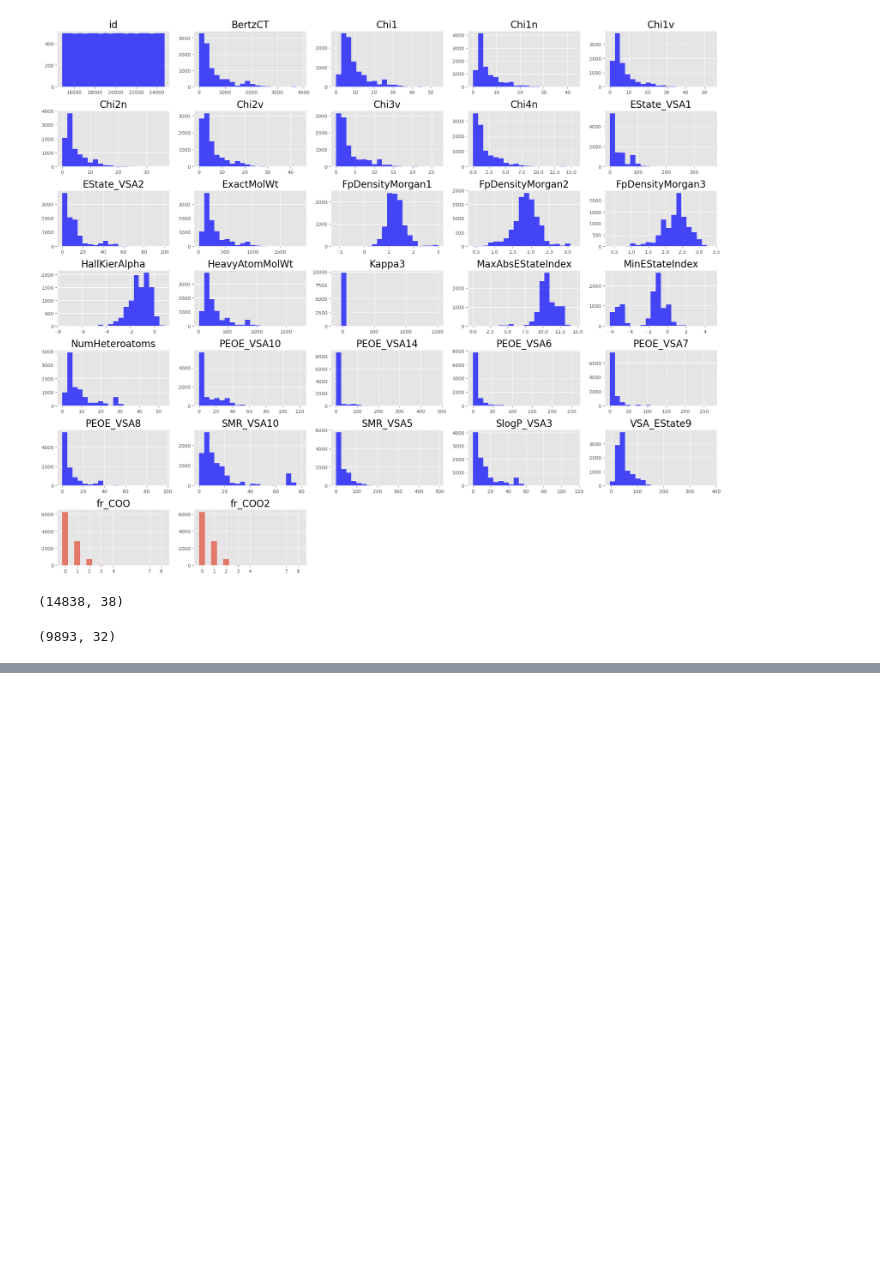
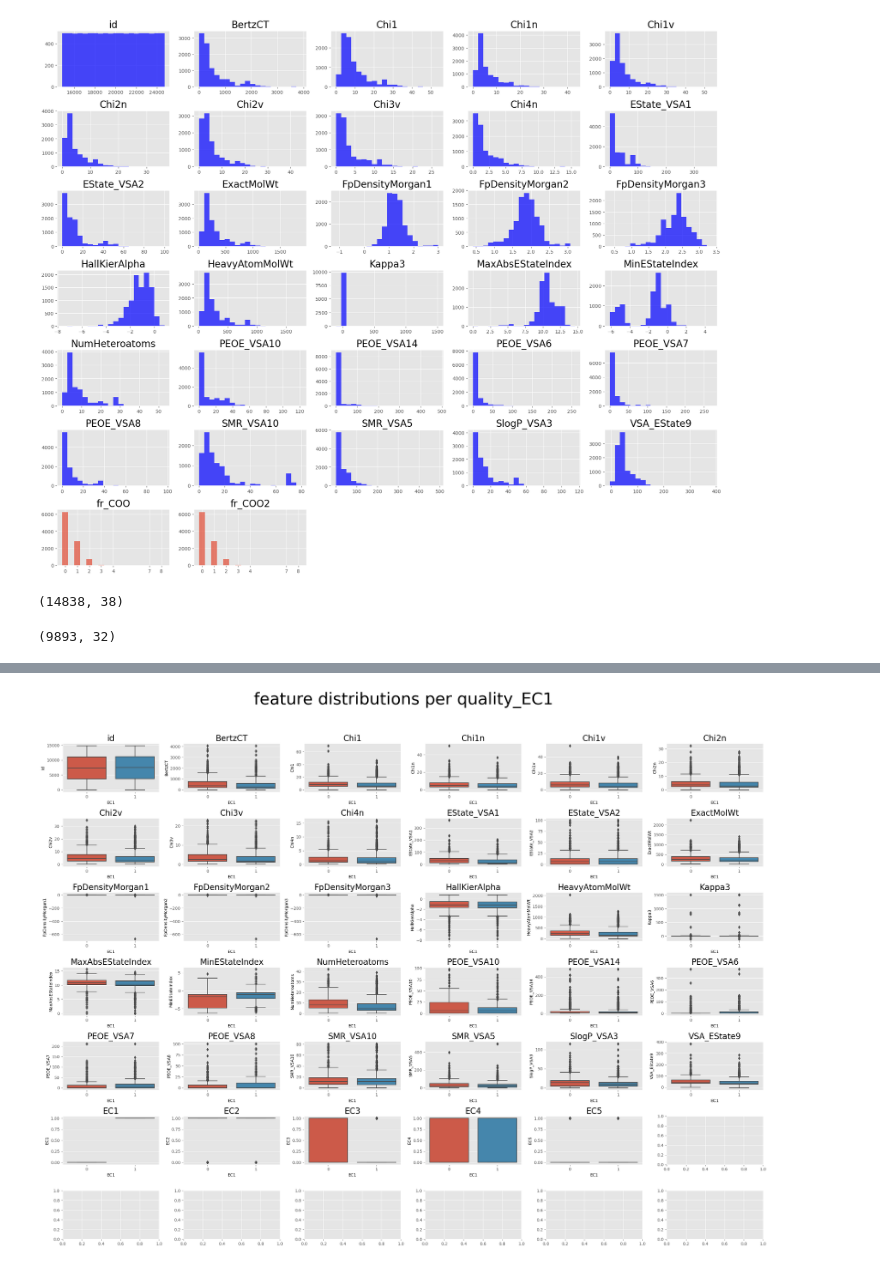
Before and after one commit to dkdkdkdkd/kaggle_study, a Jupyter notebook: multi-label-classification/data_explore.ipynb, the cells around one changed output, grey strips where cells are left out. Cells and saved outputs as stored; diff of their text form; code cells hidden in the pictures; blank space fills up the shorter version.

```diff
--- a/multi-label-classification/data_explore.ipynb
+++ b/multi-label-classification/data_explore.ipynb
@@ -72,0 +67,13 @@ sns.heatmap(train_df_no.corr(), annot=True)
+# %%
+num_data = train_df.drop(['fr_COO','fr_COO2'], axis=1)
+
+fig, axes = plt.subplots(7, 6, figsize=(25, 20))
+
+fig.suptitle('feature distributions per quality_EC1', fontsize= 40)
+for ax, col in zip(axes.flat, num_data.columns[:-1]):
+    sns.boxplot(x= 'EC1', y= col, ax=ax, data=num_data)
+    ax.set_title(col, fontsize=20)
+plt.tight_layout(rect=[0, 0.03, 1, 0.95])
+plt.show()
+# %% [output]
+[figure, added]
```
Also changed, not shown: parts of 8 cells of this notebook, 15 other files.
